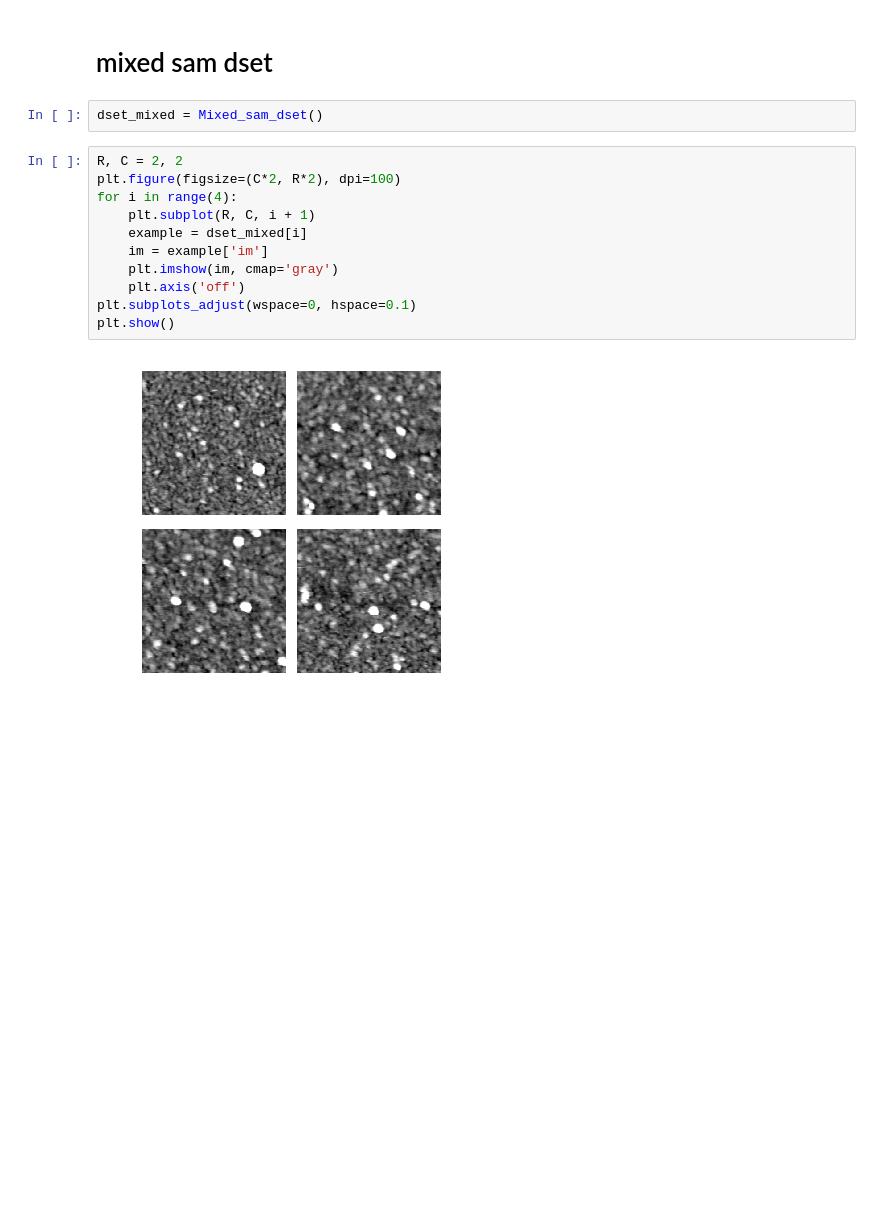
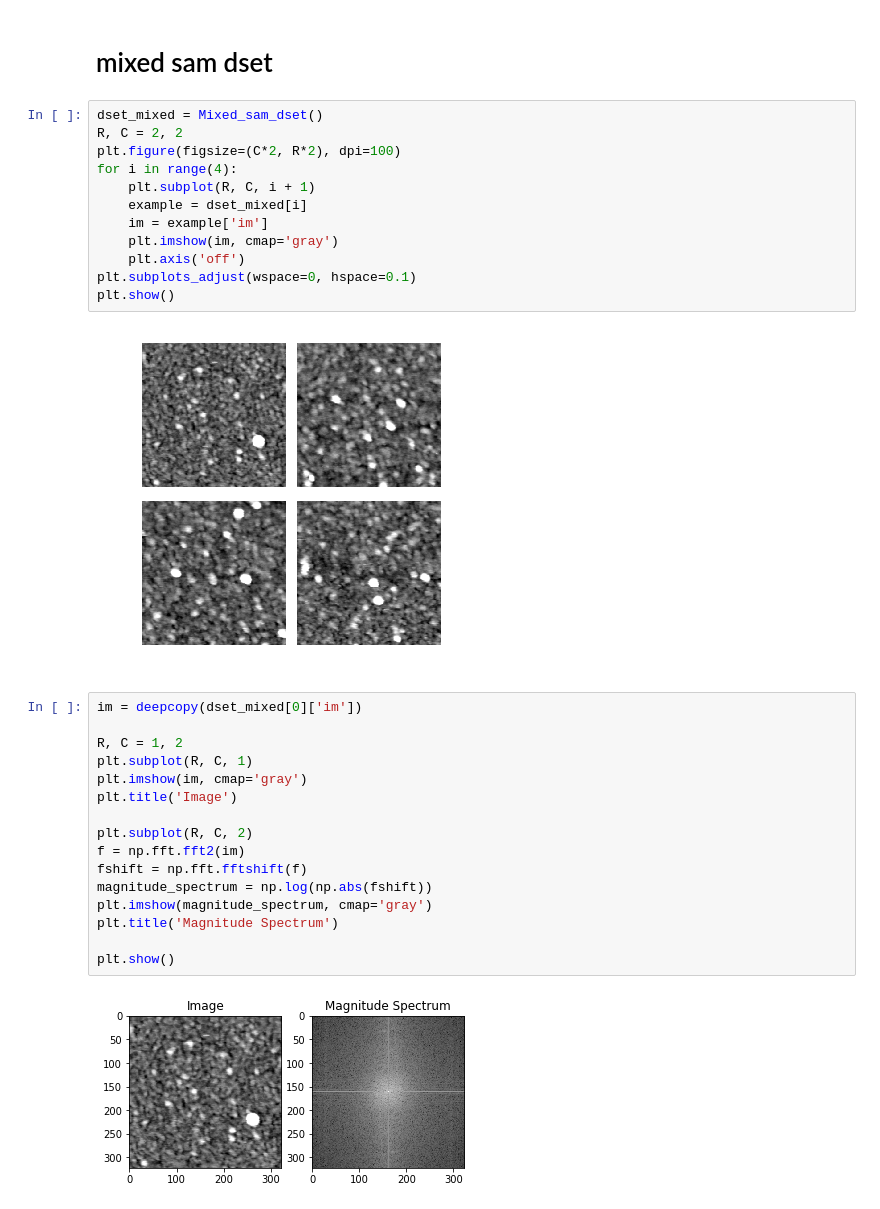
Before and after one commit to csinva/scattering-transform-experiments, a Jupyter notebook: nano_data/eda.ipynb, the cells around one changed output. Drawn from its saved outputs; the diff is of its cells as text; blank space fills up the shorter version.

```diff
--- a/nano_data/eda.ipynb
+++ b/nano_data/eda.ipynb
@@ -64,9 +51,8 @@ plt.show()
 [figure]
 # %% [markdown]
 # mixed sam dset
-# %%
-dset_mixed = Mixed_sam_dset()
 # %%
+dset_mixed = Mixed_sam_dset()
 R, C = 2, 2
 plt.figure(figsize=(C*2, R*2), dpi=100)
 for i in range(4):
@@ -79,3 +65,21 @@ plt.subplots_adjust(wspace=0, hspace=0.1)
 plt.show()
 # %% [output]
 [figure]
+# %%
+im = deepcopy(dset_mixed[0]['im'])
+
+R, C = 1, 2
+plt.subplot(R, C, 1)
+plt.imshow(im, cmap='gray')
+plt.title('Image')
+
+plt.subplot(R, C, 2)
+f = np.fft.fft2(im)
+fshift = np.fft.fftshift(f)
+magnitude_spectrum = np.log(np.abs(fshift))
+plt.imshow(magnitude_spectrum, cmap='gray')
+plt.title('Magnitude Spectrum')
+
+plt.show()
+# %% [output]
+[figure, added]
```
Also changed, not shown: parts of 6 cells of this notebook.
